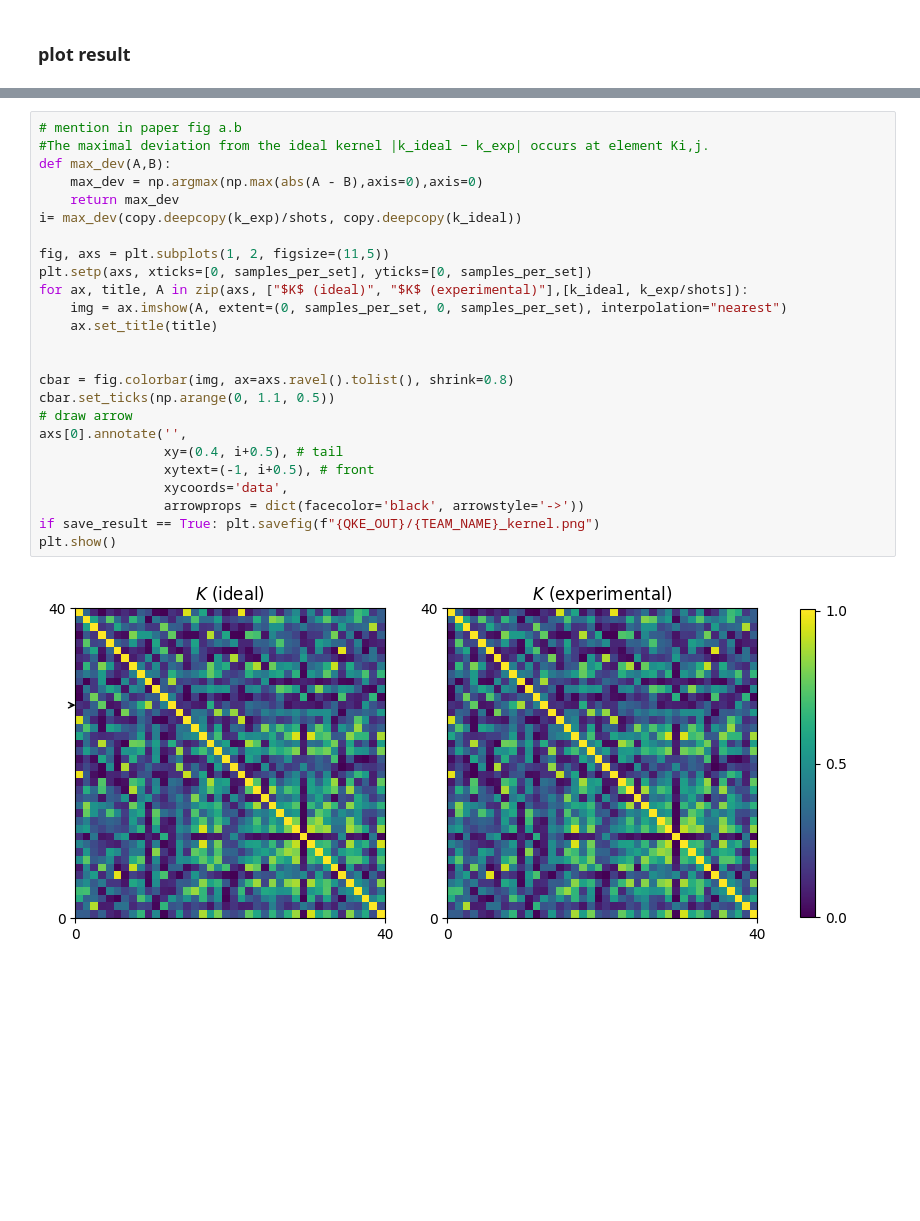
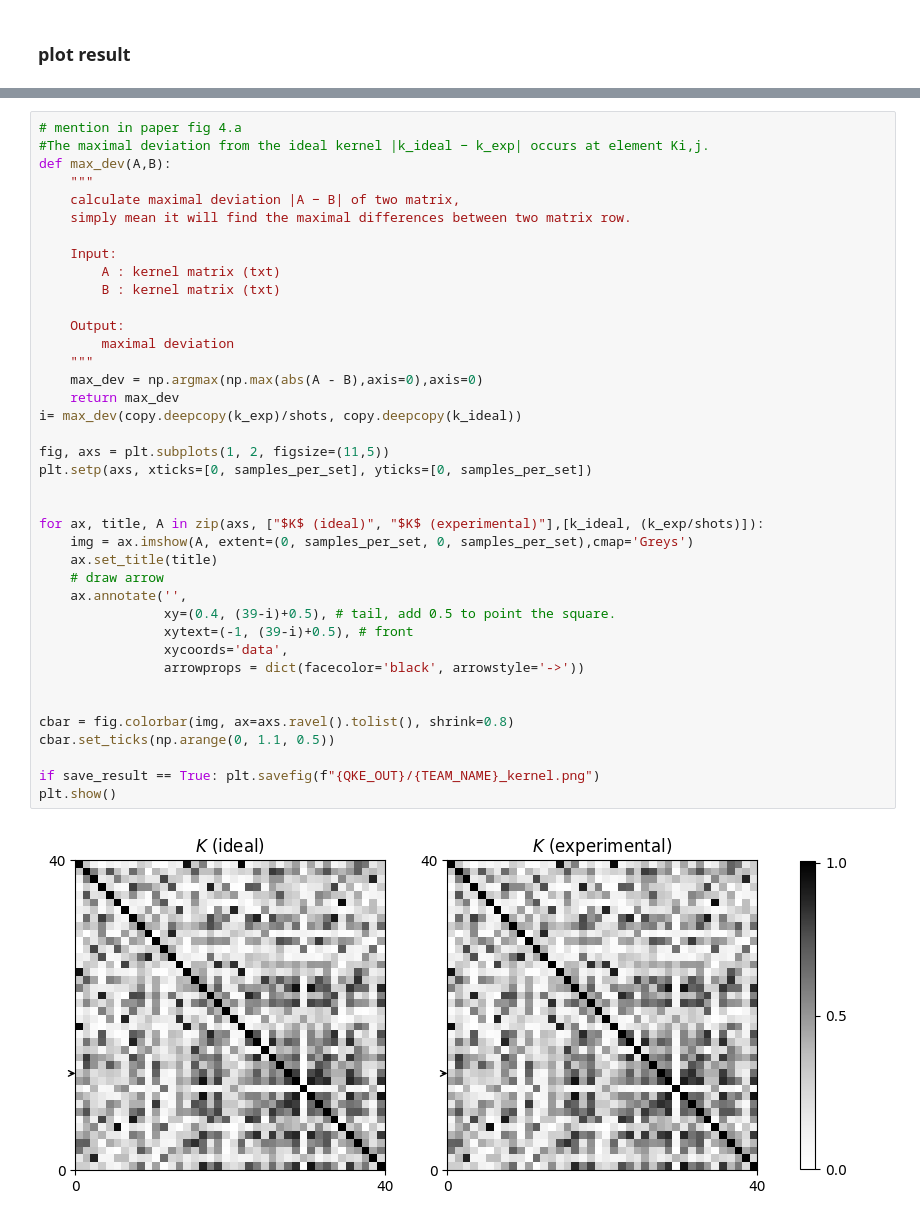
Before and after one commit to qBraid/HAQS-2022, a Jupyter notebook: qml-classifier-challenge/kernel_estimator.ipynb, the cells around one changed output, grey strips where cells are left out. Saved outputs shown, nothing was run; the diff lists cells and outputs as text; blank space fills up the shorter version.

```diff
--- a/qml-classifier-challenge/kernel_estimator.ipynb
+++ b/qml-classifier-challenge/kernel_estimator.ipynb
@@ -627,30 +641,44 @@ plt.show()
 # %%
-# mention in paper fig a.b
+# mention in paper fig 4.a
 #The maximal deviation from the ideal kernel |k_ideal − k_exp| occurs at element Ki,j.
 def max_dev(A,B):
+    """
+    calculate maximal deviation |A − B| of two matrix,
+    simply mean it will find the maximal differences between two matrix row.
+
+    Input:
+        A : kernel matrix (txt)
+        B : kernel matrix (txt)
+
+    Output:
+        maximal deviation
+    """
     max_dev = np.argmax(np.max(abs(A - B),axis=0),axis=0)
     return max_dev
 i= max_dev(copy.deepcopy(k_exp)/shots, copy.deepcopy(k_ideal))
 
 fig, axs = plt.subplots(1, 2, figsize=(11,5))
 plt.setp(axs, xticks=[0, samples_per_set], yticks=[0, samples_per_set])
-for ax, title, A in zip(axs, ["$K$ (ideal)", "$K$ (experimental)"],[k_ideal, k_exp/shots]):
-    img = ax.imshow(A, extent=(0, samples_per_set, 0, samples_per_set), interpolation="nearest")
+
+
+for ax, title, A in zip(axs, ["$K$ (ideal)", "$K$ (experimental)"],[k_ideal, (k_exp/shots)]):
+    img = ax.imshow(A, extent=(0, samples_per_set, 0, samples_per_set),cmap='Greys')
     ax.set_title(title)
+    # draw arrow
+    ax.annotate('',
+                xy=(0.4, (39-i)+0.5), # tail, add 0.5 to point the square.
+                xytext=(-1, (39-i)+0.5), # front
+                xycoords='data',
+                arrowprops = dict(facecolor='black', arrowstyle='->'))
 
 
 cbar = fig.colorbar(img, ax=axs.ravel().tolist(), shrink=0.8)
 cbar.set_ticks(np.arange(0, 1.1, 0.5))
-# draw arrow
-axs[0].annotate('',
-                xy=(0.4, i+0.5), # tail
-                xytext=(-1, i+0.5), # front
-                xycoords='data',
-                arrowprops = dict(facecolor='black', arrowstyle='->'))
+
 if save_result == True: plt.savefig(f"{QKE_OUT}/{TEAM_NAME}_kernel.png")
 plt.show()
 # %% [output]
-[figure, old version]
+[figure, new version]
 # %%
 # mention in paper fig 4.b
 fig = plt.subplots(figsize =(11, 4), tight_layout=True)
```
Also changed, not shown: parts of 19 cells of this notebook, 2 other files.
